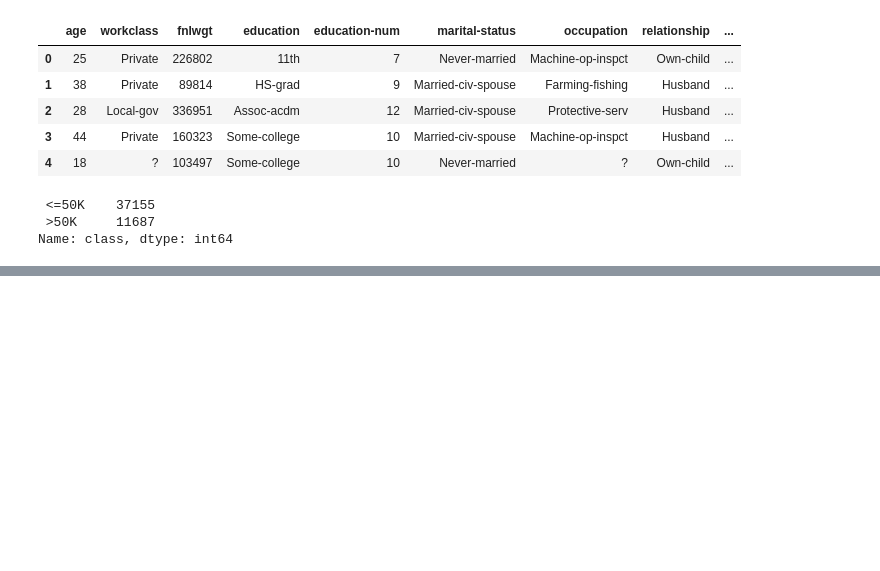
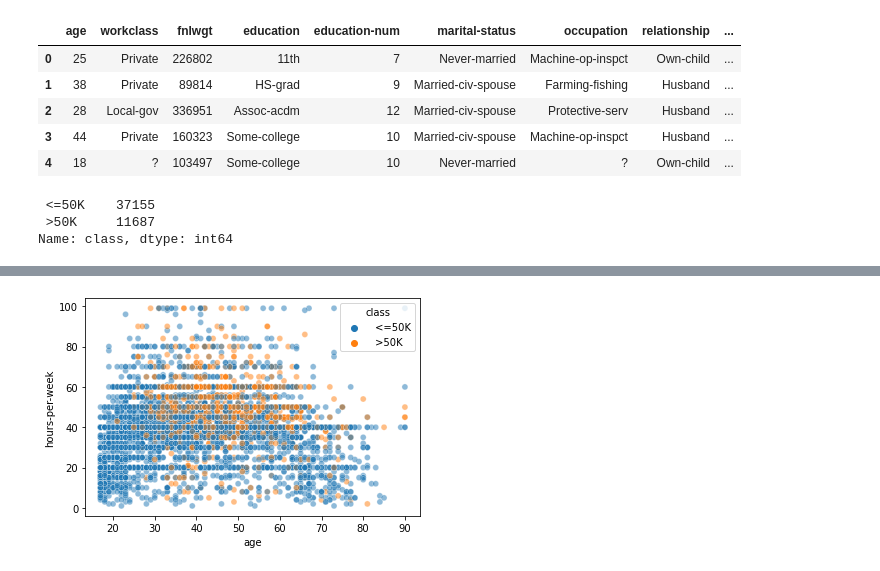
Before and after one commit to vpasquier/mooc-scikit, a Jupyter notebook: predictive_modeling_pipeline/dataset.ipynb, the cells around one changed output, grey strips where cells are left out. Saved outputs shown, nothing was run; the diff lists cells and outputs as text; code cells hidden in the pictures; blank space fills up the shorter version.

```diff
--- a/predictive_modeling_pipeline/dataset.ipynb
+++ b/predictive_modeling_pipeline/dataset.ipynb
@@ -20,0 +112,10 @@ Name: class, dtype: int64
+# %%
+_ = sns.scatterplot(
+    x="age",
+    y="hours-per-week",
+    data=adult_census[:n_samples_to_plot],
+    hue="class",
+    alpha=0.5,
+)
+# %% [output]
+[figure, added]
```
Also changed, not shown: parts of 36 cells of this notebook, 1 other file.
